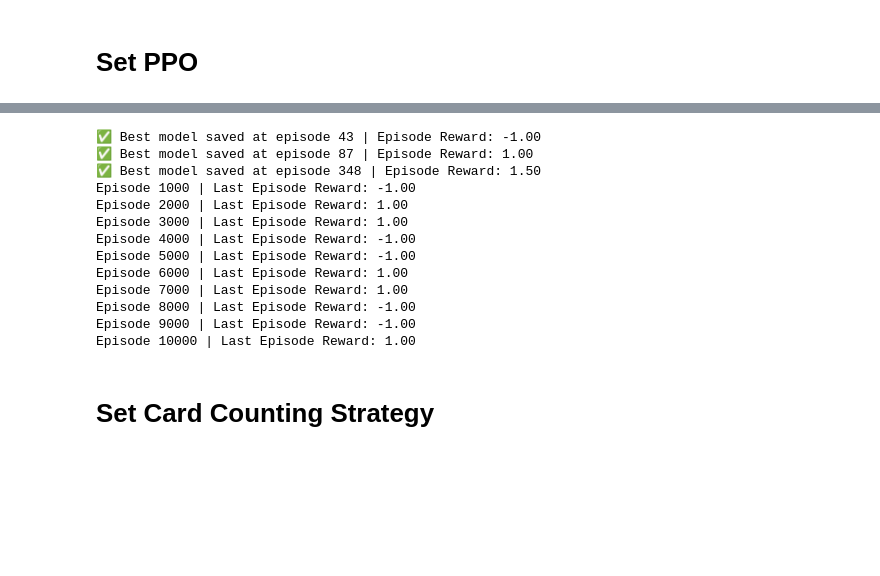
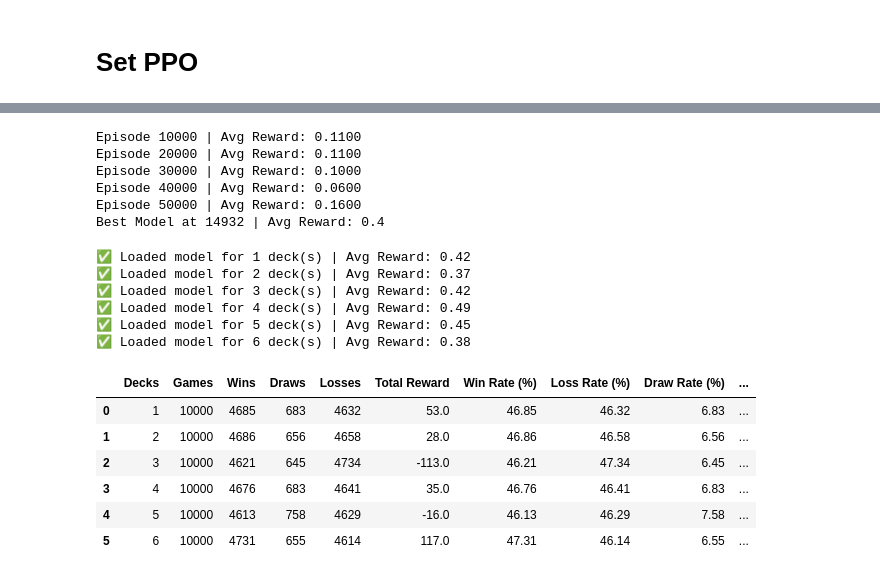
Before and after one commit to AHansViary/Blackjack-Simulation, a Jupyter notebook: Experiment-Simple/reinforcement.ipynb, the cells around one changed output, grey strips where cells are left out. Drawn from its saved outputs; the diff is of its cells as text; code cells hidden in the pictures; blank space fills up the shorter version.

```diff
--- a/Experiment-Simple/reinforcement.ipynb
+++ b/Experiment-Simple/reinforcement.ipynb
@@ -705,0 +801,11 @@ def train_ppo(env, n_episodes=5000, gamma=0.99, lam=0.95, clip_eps=0.2,
+# %%
+env = BlackjackEnv(numdecks=3, natural=False)
+model_save_path = f"blackjack_ppo_decks_{num_decks}.pth"
+ppo_model = train_ppo(env, n_episodes=50000, model_save_path=model_save_path)
+# %% [output]
+Episode 10000 | Avg Reward: 0.1100
+Episode 20000 | Avg Reward: 0.1100
+Episode 30000 | Avg Reward: 0.1000
+Episode 40000 | Avg Reward: 0.0600
+Episode 50000 | Avg Reward: 0.1600
+Best Model at 14932 | Avg Reward: 0.4
@@ -706,19 +1000,42 @@ def train_ppo(env, n_episodes=5000, gamma=0.99, lam=0.95, clip_eps=0.2,
 # %%
-env = BlackjackEnv(numdecks=6, natural=True)
-ppo_model = train_ppo(env, n_episodes=10000)
+def load_ppo_models(base_path, max_decks=6):
+    """Load all PPO models for different deck sizes"""
+    models = {}
+    for deck in range(1, max_decks + 1):
+        # Define input dim for your specific environment
+        input_dim = 3  # player_sum, dealer_card, usable_ace
+        output_dim = 2  # Stick, Hit
+
+        model = PPOActorCritic(input_dim, output_dim)
+        model_path = f"blackjack_ppo_decks_{deck}.pth"
+
+        if os.path.exists(model_path):
+            checkpoint = torch.load(model_path)
+            model.load_state_dict(checkpoint['model_state_dict'])
+            model.eval()
+            print(f"✅ Loaded model for {deck} deck(s) | Avg Reward: {checkpoint.get('avg_reward', 'N/A')}")
+        else:
+            print(f"⚠️ No model found for {deck} deck(s) at {model_path}")
+
+        models[deck] = model
+
+    return models
+
+max_decks = 6
+ppo_models = load_ppo_models("./", max_decks)
+df_ppo_eval = evaluate_ppo_on_deck_sizes(ppo_models, num_games=10000, max_decks=max_decks)
+df_ppo_eval
 # %% [output]
-✅ Best model saved at episode 43 | Episode Reward: -1.00
-✅ Best model saved at episode 87 | Episode Reward: 1.00
-✅ Best model saved at episode 348 | Episode Reward: 1.50
-Episode 1000 | Last Episode Reward: -1.00
-Episode 2000 | Last Episode Reward: 1.00
-Episode 3000 | Last Episode Reward: 1.00
-Episode 4000 | Last Episode Reward: -1.00
-Episode 5000 | Last Episode Reward: -1.00
-Episode 6000 | Last Episode Reward: 1.00
-Episode 7000 | Last Episode Reward: 1.00
-Episode 8000 | Last Episode Reward: -1.00
-Episode 9000 | Last Episode Reward: -1.00
-Episode 10000 | Last Episode Reward: 1.00
+✅ Loaded model for 1 deck(s) | Avg Reward: 0.42
+✅ Loaded model for 2 deck(s) | Avg Reward: 0.37
+✅ Loaded model for 3 deck(s) | Avg Reward: 0.42
+✅ Loaded model for 4 deck(s) | Avg Reward: 0.49
+✅ Loaded model for 5 deck(s) | Avg Reward: 0.45
+✅ Loaded model for 6 deck(s) | Avg Reward: 0.38
+|  | Decks | Games | Wins | Draws | Losses | Total Reward | Win Rate (%) | Loss Rate (%) | Draw Rate (%) | ... |
+| 0 | 1 | 10000 | 4685 | 683 | 4632 | 53.0 | 46.85 | 46.32 | 6.83 | ... |
+| 1 | 2 | 10000 | 4686 | 656 | 4658 | 28.0 | 46.86 | 46.58 | 6.56 | ... |
+| 2 | 3 | 10000 | 4621 | 645 | 4734 | -113.0 | 46.21 | 47.34 | 6.45 | ... |
+| 3 | 4 | 10000 | 4676 | 683 | 4641 | 35.0 | 46.76 | 46.41 | 6.83 | ... |
+| 4 | 5 | 10000 | 4613 | 758 | 4629 | -16.0 | 46.13 | 46.29 | 7.58 | ... |
+| 5 | 6 | 10000 | 4731 | 655 | 4614 | 117.0 | 47.31 | 46.14 | 6.55 | ... |
-# %% [markdown]
-# Set Card Counting Strategy
```
Also changed, not shown: parts of 11 cells of this notebook, 12 other files.
